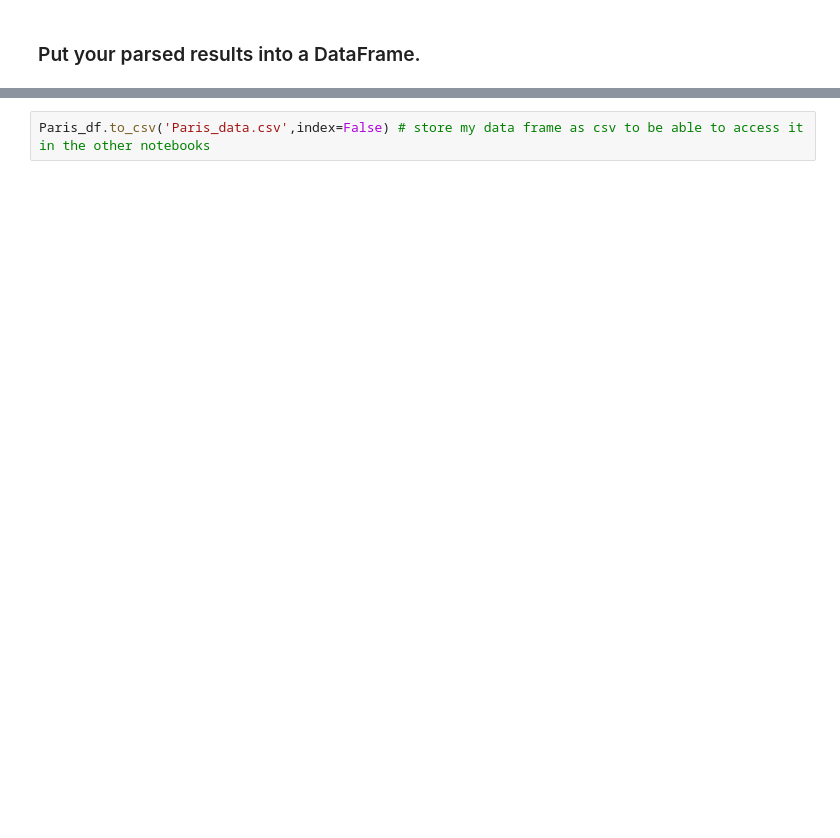
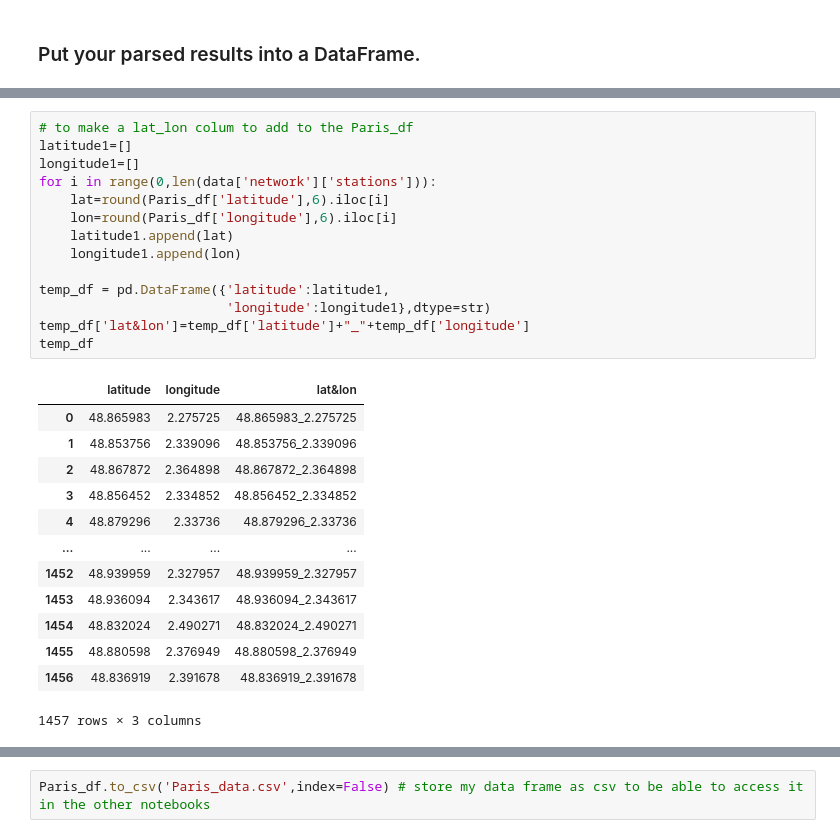
Before and after one commit to skijbile/Statistical-Modeling---Python, a Jupyter notebook: notebooks/city_bikes.ipynb, the cells around one changed output, grey strips where cells are left out. Drawn from its saved outputs; the diff is of its cells as text; blank space fills up the shorter version.

```diff
--- a/notebooks/city_bikes.ipynb
+++ b/notebooks/city_bikes.ipynb
@@ -117,0 +121,28 @@ Paris_df
+# %%
+# to make a lat_lon colum to add to the Paris_df
+latitude1=[]
+longitude1=[]
+for i in range(0,len(data['network']['stations'])):
+    lat=round(Paris_df['latitude'],6).iloc[i]
+    lon=round(Paris_df['longitude'],6).iloc[i]
+    latitude1.append(lat)
+    longitude1.append(lon)
+
+temp_df = pd.DataFrame({'latitude':latitude1,
+                        'longitude':longitude1},dtype=str)
+temp_df['lat&lon']=temp_df['latitude']+"_"+temp_df['longitude']
+temp_df
+# %% [output]
+|  | latitude | longitude | lat&lon |
+| 0 | 48.865983 | 2.275725 | 48.865983_2.275725 |
+| 1 | 48.853756 | 2.339096 | 48.853756_2.339096 |
+| 2 | 48.867872 | 2.364898 | 48.867872_2.364898 |
+| 3 | 48.856452 | 2.334852 | 48.856452_2.334852 |
+| 4 | 48.879296 | 2.33736 | 48.879296_2.33736 |
+| ... | ... | ... | ... |
+| 1452 | 48.939959 | 2.327957 | 48.939959_2.327957 |
+| 1453 | 48.936094 | 2.343617 | 48.936094_2.343617 |
+| 1454 | 48.832024 | 2.490271 | 48.832024_2.490271 |
+| 1455 | 48.880598 | 2.376949 | 48.880598_2.376949 |
+| 1456 | 48.836919 | 2.391678 | 48.836919_2.391678 |
+1457 rows × 3 columns
```
Also changed, not shown: parts of 6 cells of this notebook, 4 other files.
